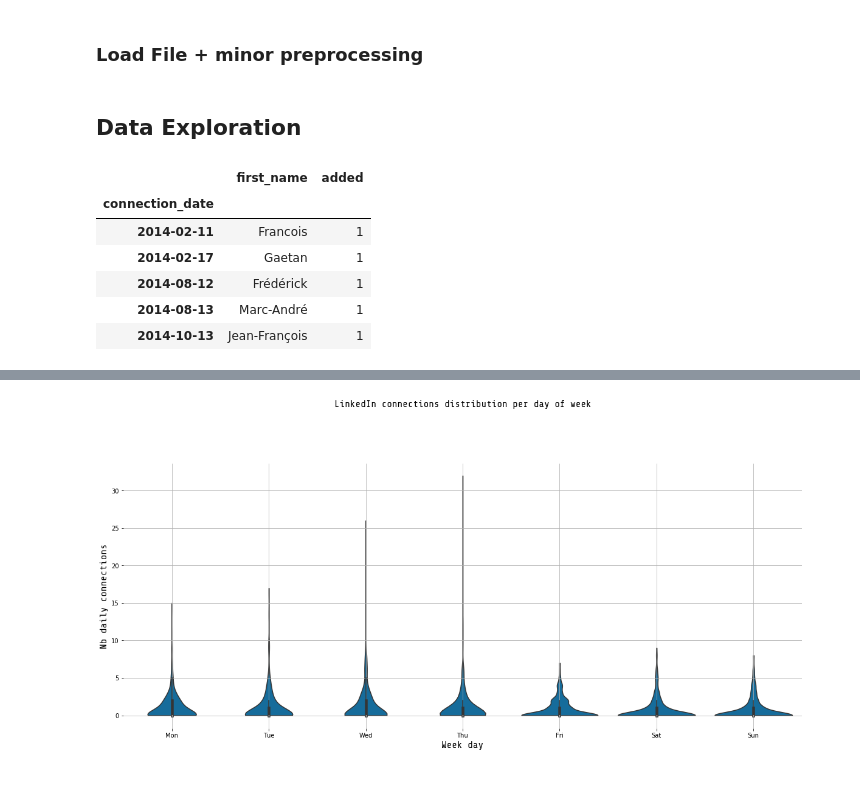
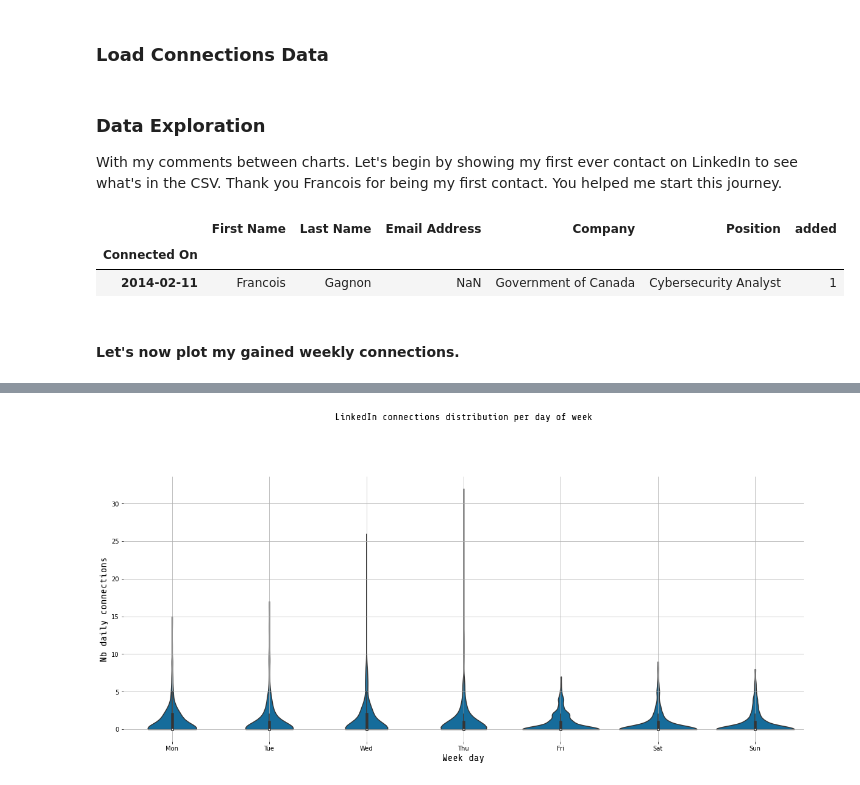
Before and after one commit to guillaume-chevalier/LinkedIn-Connections-Growth-Analysis, a Jupyter notebook: LinkedIn-Connection-Plots.ipynb, the cells around one changed output, grey strips where cells are left out. Drawn from its saved outputs; the diff is of its cells as text; code cells hidden in the pictures.

```diff
--- a/LinkedIn-Connection-Plots.ipynb
+++ b/LinkedIn-Connection-Plots.ipynb
@@ -32,23 +39,23 @@ file = 'connections_preprocessed.csv'
-# %% [markdown]
-### Load File + minor preprocessing
+# %% [markdown]
+### Load Connections Data
 # %%
 df = pd.read_csv(f'{path}{file}')
-df.connection_date = pd.to_datetime(df.connection_date)
-df.set_index('connection_date', inplace=True, drop=True)
+df['Connected On'] = pd.to_datetime(df['Connected On'])
+df.set_index('Connected On', inplace=True, drop=True)
 df.sort_index(inplace=True)
 df = df.assign(added=1)
-# %% [markdown]
-## Data Exploration
+# %% [markdown]
+### Data Exploration
+
+With my comments between charts. Let's begin by showing my first ever contact on LinkedIn to see what's in the CSV. Thank you Francois for being my first contact. You helped me start this journey.
 # %%
-df.head()
+df.head(1)
 # %% [output]
-|  | first_name | added |
-| connection_date |  |  |
-| 2014-02-11 | Francois | 1 |
-| 2014-02-17 | Gaetan | 1 |
-| 2014-08-12 | Frédérick | 1 |
-| 2014-08-13 | Marc-André | 1 |
-| 2014-10-13 | Jean-François | 1 |
+|  | First Name | Last Name | Email Address | Company | Position | added |
+| Connected On |  |  |  |  |  |  |
+| 2014-02-11 | Francois | Gagnon | NaN | Government of Canada | Cybersecurity Analyst | 1 |
+# %% [markdown]
+#### Let's now plot my gained weekly connections.
 # %%
 plot_weekly_connection(df)
 # %% [output]
```
Also changed, not shown: parts of 18 cells of this notebook, 12 other files.
